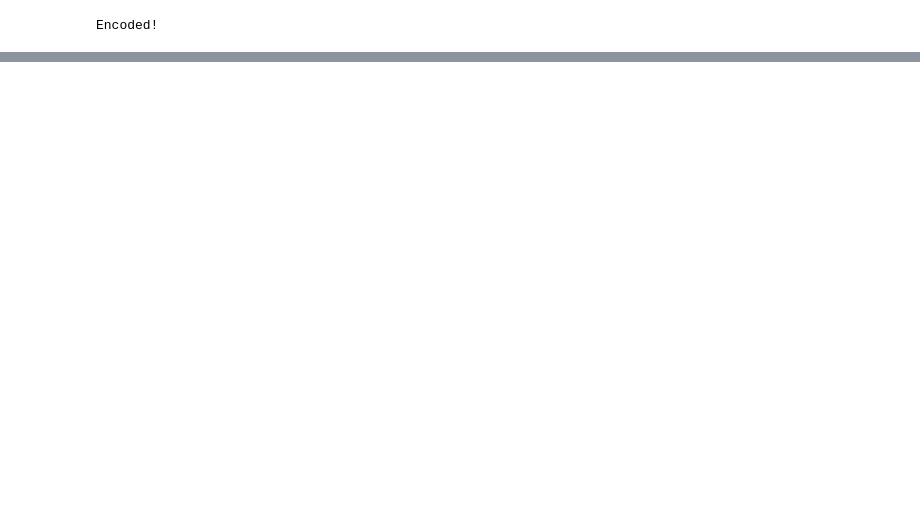
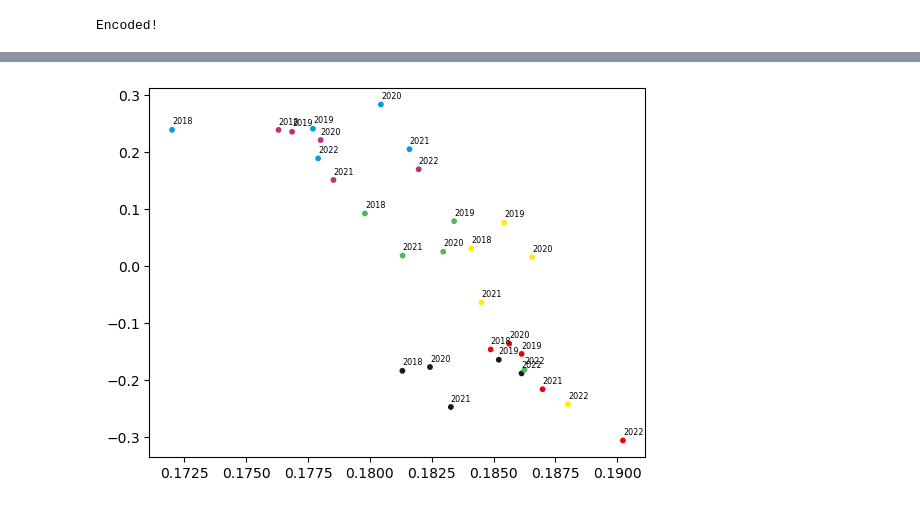
Before and after one commit to bobzoob/nlp-project, a Jupyter notebook: OpenDiscourse Test.ipynb, the cells around one changed output, grey strips where cells are left out. Cells and saved outputs as stored; diff of their text form; code cells hidden in the pictures; blank space fills up the shorter version.

Commit message:
Experiments with the data and PCA

```diff
--- a/OpenDiscourse Test.ipynb
+++ b/OpenDiscourse Test.ipynb
@@ -146,0 +149,17 @@ plt.show()
+# %%
+# Experiment with PCA instead of UMAP for dimensionality reduction
+
+from sklearn.decomposition import PCA
+
+pca = PCA(n_components=2)
+pca.fit(np.array(list(embedding_averages.values())).T)
+reduced_embeddings = np.asarray(pca.components_).T
+
+scatter = plt.scatter(reduced_embeddings[:, 0], reduced_embeddings[:, 1], c=[colours[key[0]] for key in keys], s=10)
+
+for i, embedding in enumerate(reduced_embeddings):
+    plt.annotate(keys[i][1], (embedding[0], embedding[1] + 0.01), fontsize="xx-small")
+#plt.legend(*scatter.legend_elements())
+plt.show()
+# %% [output]
+[figure, added]
```
Also changed, not shown: parts of 5 cells of this notebook.
